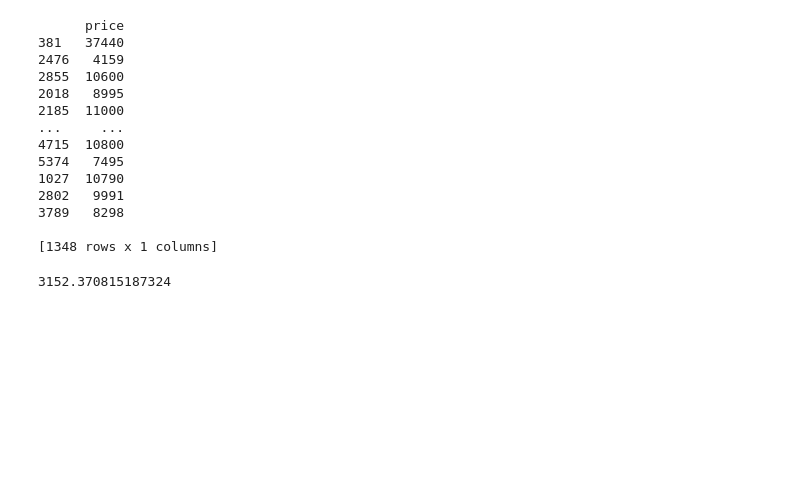
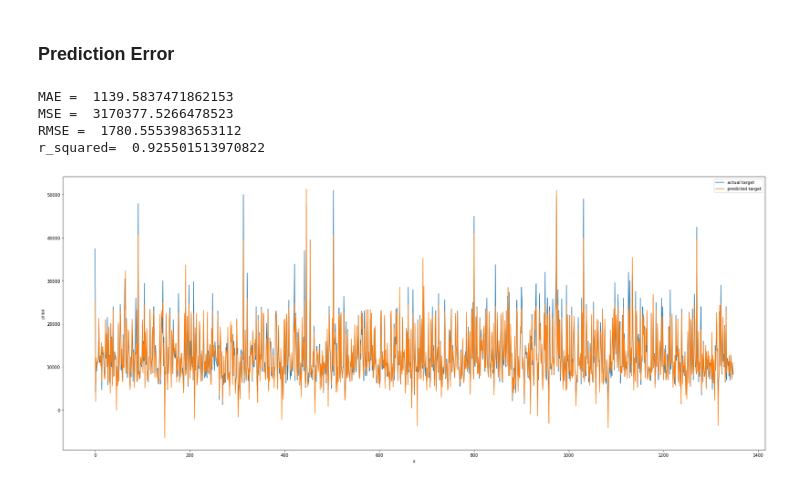
Before and after one commit to minhajjami/toyota-used-car-analysis, a Jupyter notebook: toyota_used_car_ML.ipynb, the cells around one changed output. Drawn from its saved outputs; the diff is of its cells as text; code cells hidden in the pictures; blank space fills up the shorter version.

Commit message:
analysis car price by performance metrices with visualization

```diff
--- a/toyota_used_car_ML.ipynb
+++ b/toyota_used_car_ML.ipynb
@@ -30,0 +93,13 @@ Index(['model', 'year', 'price', 'transmission', 'mileage', 'fuelType', 'mpg',
+# %%
+##one hot encoding
+
+df = pd.get_dummies(df, drop_first=True)
+# print(df.info())
+display(df.head())
+
+# MAE =  1139.5837471862153
+# MSE =  3170377.5266478523
+# RMSE =  1780.5553983653112
+# r_squared=  0.925501513970822
+
+#Lable encoding MAE > One Hot Encoding MAE, so chose one hot encoding
@@ -31,8 +116,8 @@ Index(['model', 'year', 'price', 'transmission', 'mileage', 'fuelType', 'mpg',
 # %%
-features = ['mileage', 'year', 'mpg', 'engineSize']
 target = ['price']
 
-X = df[features]
+# X = df[features]
+X = df.drop('price', axis=1)
 y = df[target]
 
 print(X.shape, y.shape)
@@ -60,22 +169,34 @@ print(y_pred)
-# %%
-print(y_test)
-# %% [output]
-      price
-381   37440
-2476   4159
-2855  10600
-2018   8995
-2185  11000
-...     ...
-4715  10800
-5374   7495
-1027  10790
-2802   9991
-3789   8298
-
-[1348 rows x 1 columns]
-# %%
-RMSE = mean_squared_error(y_test, y_pred, squared=False)
-print(RMSE)
-# %% [output]
-3152.370815187324
+# %% [markdown]
+<h3>Prediction Error</h3>
+# %%
+# mean absolute error
+MAE = mean_absolute_error(y_test, y_pred)
+print("MAE = ", MAE)
+
+# mean squared error
+MSE = mean_squared_error(y_test, y_pred)
+print("MSE = ", MSE)
+
+# root mean squared error
+RMSE = mean_squared_error(y_test, y_pred, squared=False)
+print("RMSE = ", RMSE)
+
+# coefficient of determination
+r_squared = r2_score(y_test, y_pred)
+print("r_squared= ", r_squared)
+# %% [output]
+MAE =  1139.5837471862153
+MSE =  3170377.5266478523
+RMSE =  1780.5553983653112
+r_squared=  0.925501513970822
+# %%
+y_test['pred'] = y_pred
+y_test['x'] = np.arange(0,y_test.shape[0],1).tolist()
+
+plt.figure(figsize=(30,12))
+
+sns.lineplot(x='x', y='price', data=y_test, label='actual target')
+sns.lineplot(x='x', y='pred', data=y_test, label='predicted target')
+plt.show()
+# %% [output]
+[figure, added]
```
Also changed, not shown: parts of 24 cells of this notebook.
